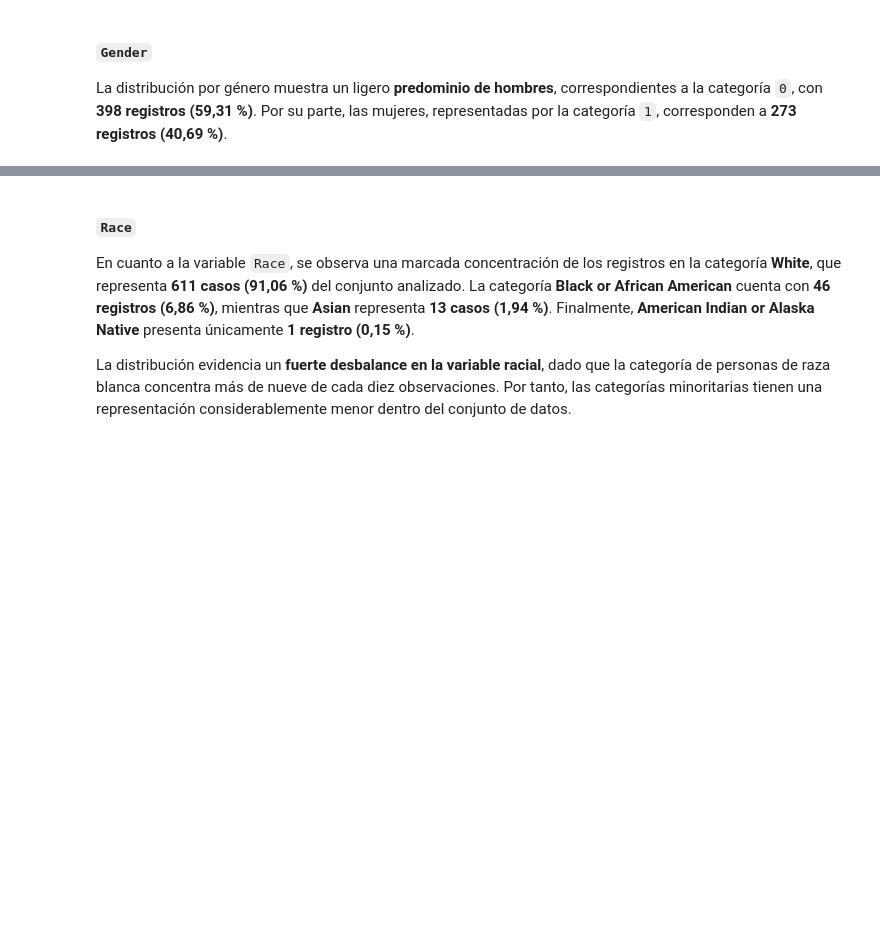
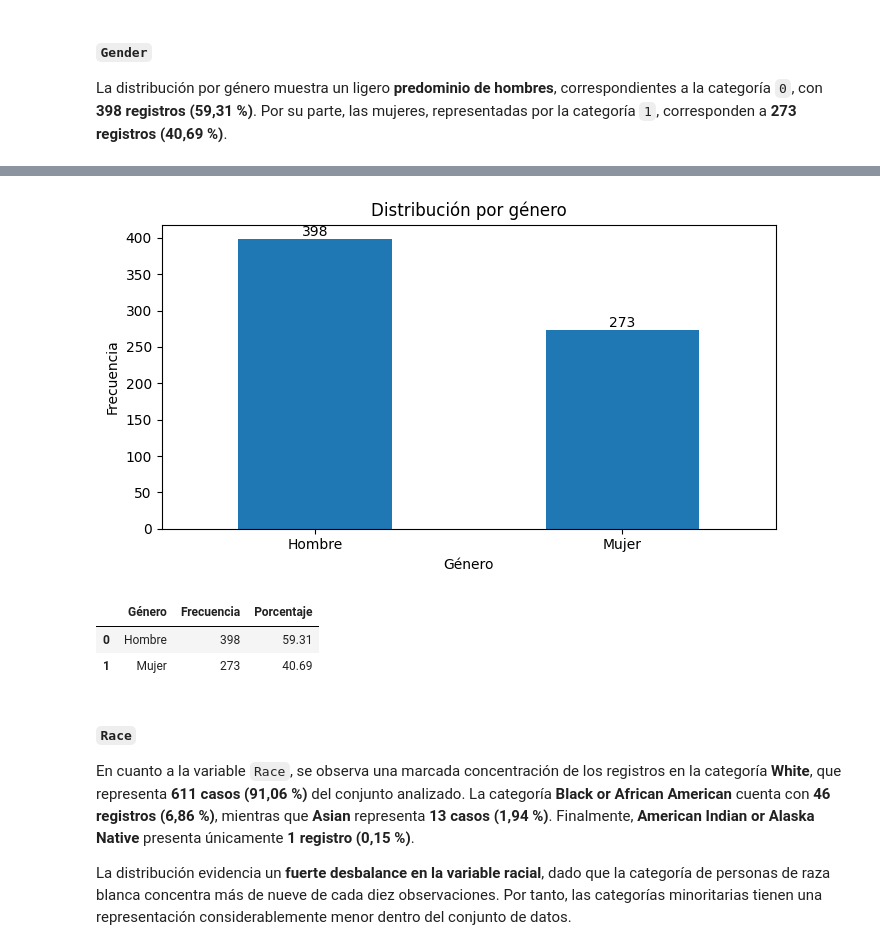
Before and after one commit to Alej0126/Jbook_dataviz, a Jupyter notebook: docs/notebooks.ipynb, the cells around one changed output, grey strips where cells are left out. Drawn from its saved outputs; the diff is of its cells as text; code cells hidden in the pictures; blank space fills up the shorter version.

```diff
--- a/docs/notebooks.ipynb
+++ b/docs/notebooks.ipynb
@@ -241,10 +241,7 @@ Para las variables categóricas se analizaron las **frecuencias absolutas y rela
 
 La distribución por género muestra un ligero **predominio de hombres**, correspondientes a la categoría `0`, con **398 registros (59,31 %)**. Por su parte, las mujeres, representadas por la categoría `1`, corresponden a **273 registros (40,69 %)**.
 # %%
-from IPython.display import display, HTML
 import matplotlib.pyplot as plt
-import io
-import base64
 
 # Tabla
 tabla_gender = (
@@ -266,20 +263,22 @@ tabla_gender["Género"] = tabla_gender["Género"].map({
 
 
 # Gráfico
-frecuencias_gender = train_data["Gender"].value_counts().sort_index()
+frecuencias_gender = (
+    train_data["Gender"]
+    .value_counts()
+    .sort_index()
+)
+
 frecuencias_gender.index = ["Hombre", "Mujer"]
 
-fig, ax = plt.subplots(figsize=(6, 4))
+plt.figure(figsize=(7, 4))
 
-frecuencias_gender.plot(
-    kind="bar",
-    ax=ax
-)
+ax = frecuencias_gender.plot(kind="bar")
 
-ax.set_title("Distribución por género")
-ax.set_xlabel("Género")
-ax.set_ylabel("Frecuencia")
-ax.set_xticklabels(["Hombre", "Mujer"], rotation=0)
+plt.title("Distribución por género")
+plt.xlabel("Género")
+plt.ylabel("Frecuencia")
+plt.xticks(rotation=0)
 
 for i, valor in enumerate(frecuencias_gender):
     ax.text(
@@ -290,49 +289,8 @@ for i, valor in enumerate(frecuencias_gender):
     )
 
 plt.tight_layout()
-
-# Convertir gráfico a HTML
-buffer = io.BytesIO()
-
-fig.savefig(
-    buffer,
-    format="png",
-    dpi=120,
-    bbox_inches="tight"
-)
-
-plt.close(fig)
-
-imagen_base64 = base64.b64encode(
-    buffer.getvalue()
-).decode()
+plt.show()
 
 
-# HTML
-
-html = f"""
-<div style="
-    display: grid;
-    grid-template-columns: 1fr 1fr;
-    gap: 30px;
-    align-items: center;
-    margin: 20px 0;
-">
-
-    <div>
-        <h4>Distribución de género</h4>
-        {tabla_gender.to_html(index=False)}
-    </div>
-
-    <div style="text-align: center;">
-        <img
-            src="embedded-picture"
-            style="max-width: 100%;"
-        >
-    </div>
-
-</div>
-"""
-
-display(HTML(html))
+tabla_gender
 # %% [output]
@@ -340,3 +297,7 @@ display(HTML(html))
+[figure, added]
+|  | Género | Frecuencia | Porcentaje |
+| 0 | Hombre | 398 | 59.31 |
+| 1 | Mujer | 273 | 40.69 |
 # %% [markdown]
 #### `Race`
 
```
Also changed, not shown: parts of 2 cells of this notebook, 12 other files.
